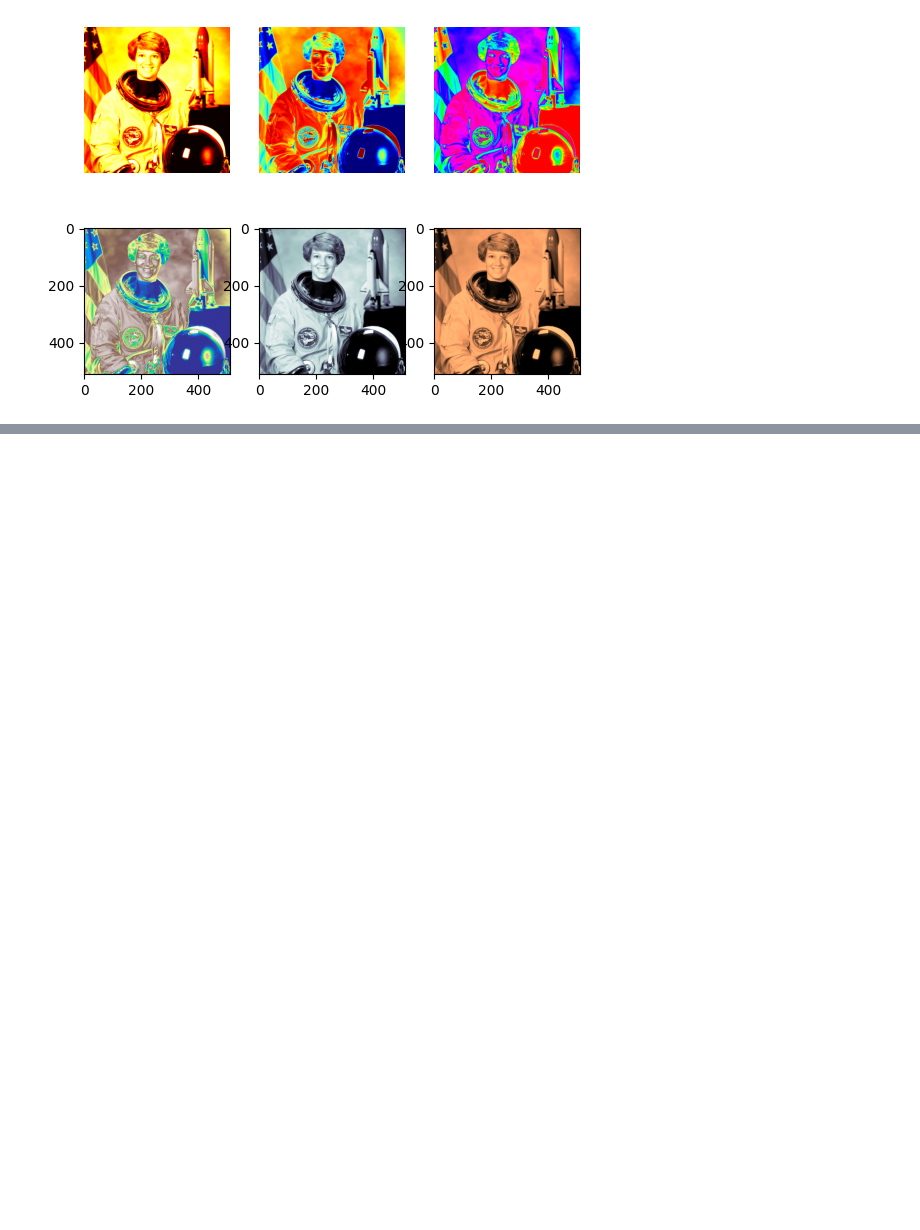
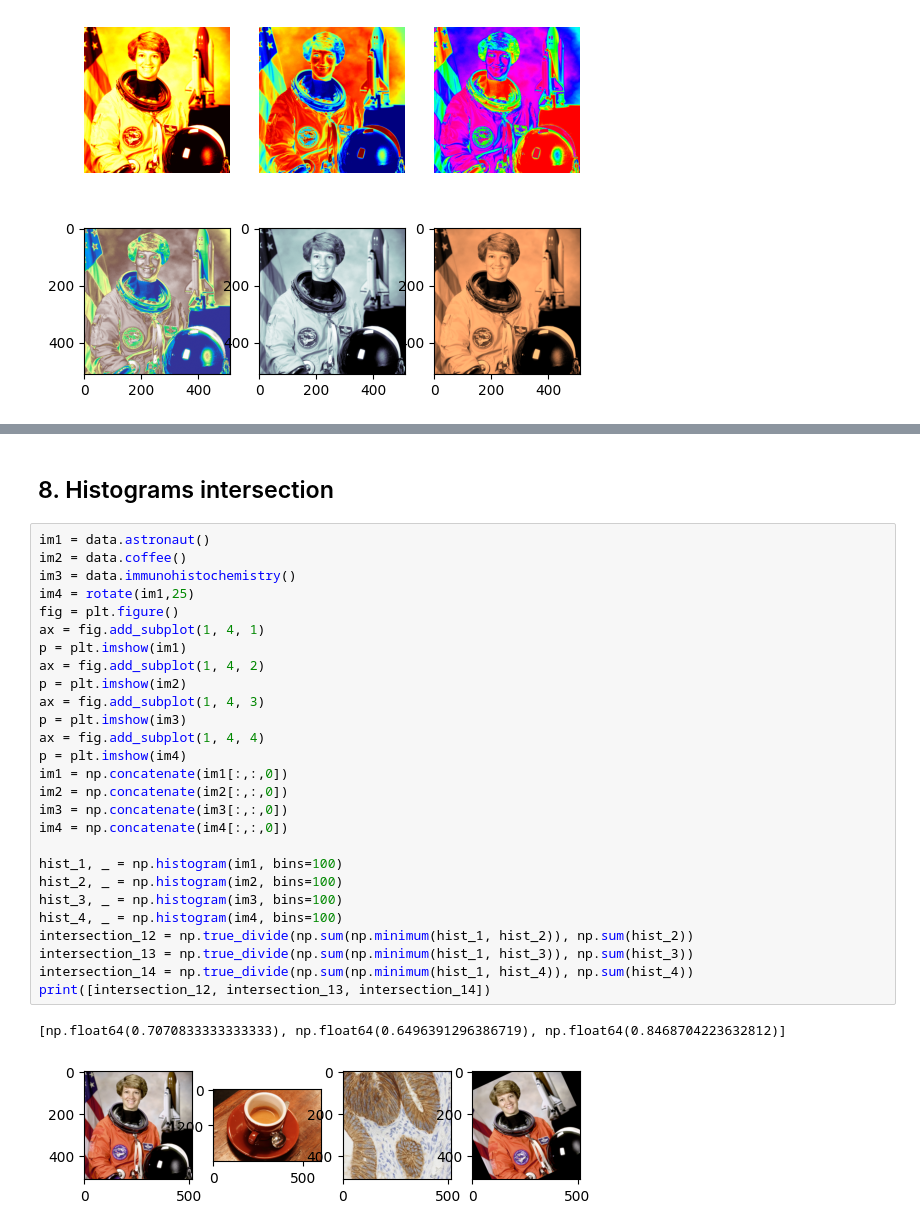
Before and after one commit to FauziThok/image-processing-csc8628, a Jupyter notebook: practical/practical_2.ipynb, the cells around one changed output, grey strips where cells are left out. Cells and saved outputs as stored; diff of their text form; blank space fills up the shorter version.

```diff
--- a/practical/practical_2.ipynb
+++ b/practical/practical_2.ipynb
@@ -193,0 +224,32 @@ plt.show()
+# %% [markdown]
+## 8. Histograms intersection
+# %%
+im1 = data.astronaut()
+im2 = data.coffee()
+im3 = data.immunohistochemistry()
+im4 = rotate(im1,25)
+fig = plt.figure()
+ax = fig.add_subplot(1, 4, 1)
+p = plt.imshow(im1)
+ax = fig.add_subplot(1, 4, 2)
+p = plt.imshow(im2)
+ax = fig.add_subplot(1, 4, 3)
+p = plt.imshow(im3)
+ax = fig.add_subplot(1, 4, 4)
+p = plt.imshow(im4)
+im1 = np.concatenate(im1[:,:,0])
+im2 = np.concatenate(im2[:,:,0])
+im3 = np.concatenate(im3[:,:,0])
+im4 = np.concatenate(im4[:,:,0])
+
+hist_1, _ = np.histogram(im1, bins=100)
+hist_2, _ = np.histogram(im2, bins=100)
+hist_3, _ = np.histogram(im3, bins=100)
+hist_4, _ = np.histogram(im4, bins=100)
+intersection_12 = np.true_divide(np.sum(np.minimum(hist_1, hist_2)), np.sum(hist_2))
+intersection_13 = np.true_divide(np.sum(np.minimum(hist_1, hist_3)), np.sum(hist_3))
+intersection_14 = np.true_divide(np.sum(np.minimum(hist_1, hist_4)), np.sum(hist_4))
+print([intersection_12, intersection_13, intersection_14])
+# %% [output]
+[np.float64(0.7070833333333333), np.float64(0.6496391296386719), np.float64(0.8468704223632812)]
+[figure, added]
```
Also changed, not shown: parts of 7 cells of this notebook, 1 other file.
